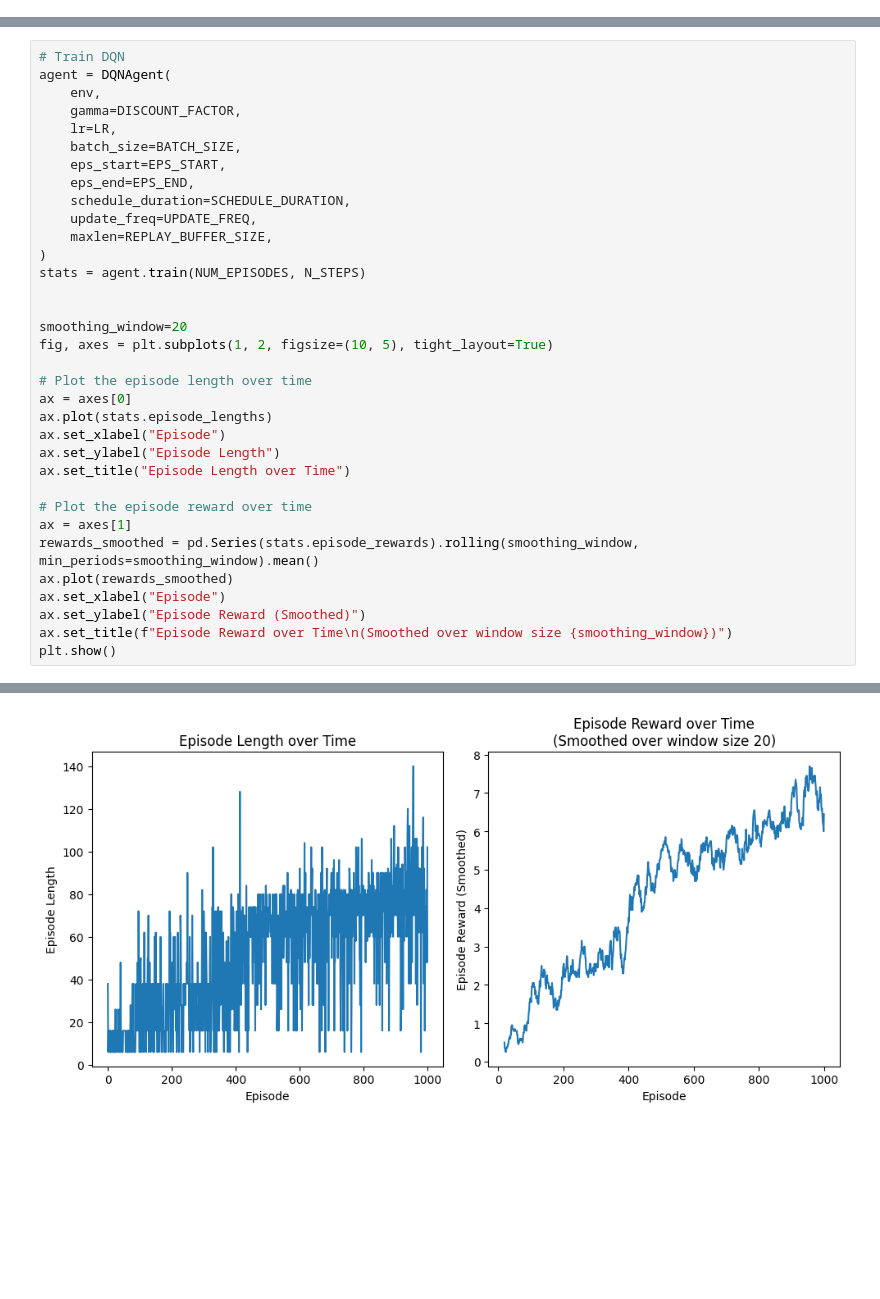
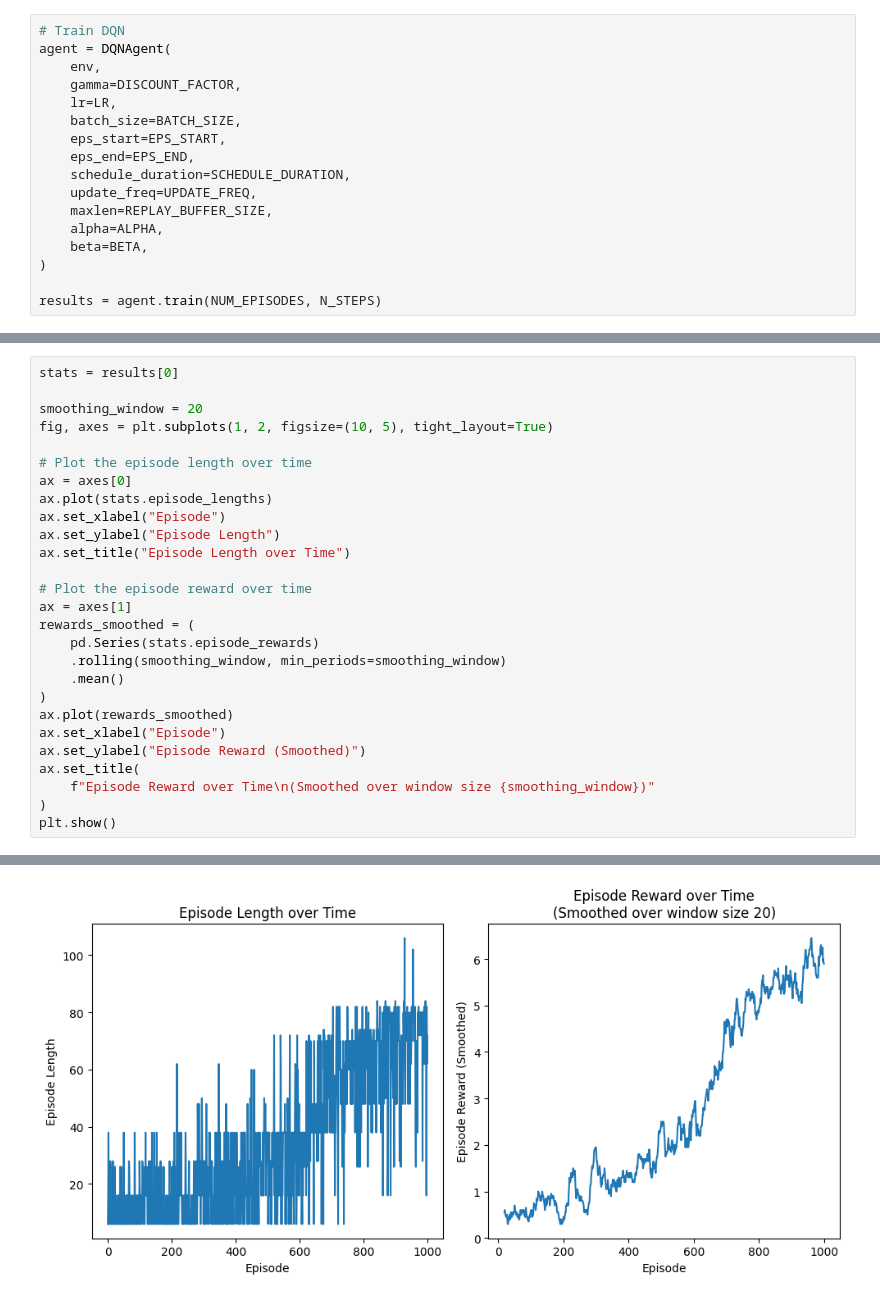
Before and after one commit to iamjumshaid/rl-project, a Jupyter notebook: Playground.ipynb, the cells around one changed output, grey strips where cells are left out. Cells and saved outputs as stored; diff of their text form; blank space fills up the shorter version.

```diff
--- a/Playground.ipynb
+++ b/Playground.ipynb
@@ -34,0 +37,17 @@ N_STEPS = 3
+# %%
+# Train DQN
+agent = DQNAgent(
+    env,
+    gamma=DISCOUNT_FACTOR,
+    lr=LR,
+    batch_size=BATCH_SIZE,
+    eps_start=EPS_START,
+    eps_end=EPS_END,
+    schedule_duration=SCHEDULE_DURATION,
+    update_freq=UPDATE_FREQ,
+    maxlen=REPLAY_BUFFER_SIZE,
+    alpha=ALPHA,
+    beta=BETA,
+)
+
+results = agent.train(NUM_EPISODES, N_STEPS)
@@ -35,20 +65,7 @@ N_STEPS = 3
 # %%
-# Train DQN
-agent = DQNAgent(
-    env,
-    gamma=DISCOUNT_FACTOR,
-    lr=LR,
-    batch_size=BATCH_SIZE,
-    eps_start=EPS_START,
-    eps_end=EPS_END,
-    schedule_duration=SCHEDULE_DURATION,
-    update_freq=UPDATE_FREQ,
-    maxlen=REPLAY_BUFFER_SIZE,
-)
-stats = agent.train(NUM_EPISODES, N_STEPS)
+stats = results[0]
 
-
-smoothing_window=20
+smoothing_window = 20
 fig, axes = plt.subplots(1, 2, figsize=(10, 5), tight_layout=True)
 
 # Plot the episode length over time
@@ -60,10 +77,16 @@ ax.set_title("Episode Length over Time")
 
 # Plot the episode reward over time
 ax = axes[1]
-rewards_smoothed = pd.Series(stats.episode_rewards).rolling(smoothing_window, min_periods=smoothing_window).mean()
+rewards_smoothed = (
+    pd.Series(stats.episode_rewards)
+    .rolling(smoothing_window, min_periods=smoothing_window)
+    .mean()
+)
 ax.plot(rewards_smoothed)
 ax.set_xlabel("Episode")
 ax.set_ylabel("Episode Reward (Smoothed)")
-ax.set_title(f"Episode Reward over Time\n(Smoothed over window size {smoothing_window})")
+ax.set_title(
+    f"Episode Reward over Time\n(Smoothed over window size {smoothing_window})"
+)
 plt.show()
 # %% [output]
@@ -80,3 +93,3 @@ Episode 1000 of 1000  Time Step: 51636  Epsilon: 0.050
-[figure, old version]
+[figure, new version]
 # %%
 from IPython.display import Image as IImage
```
Also changed, not shown: parts of 6 cells of this notebook, 4 other files.
